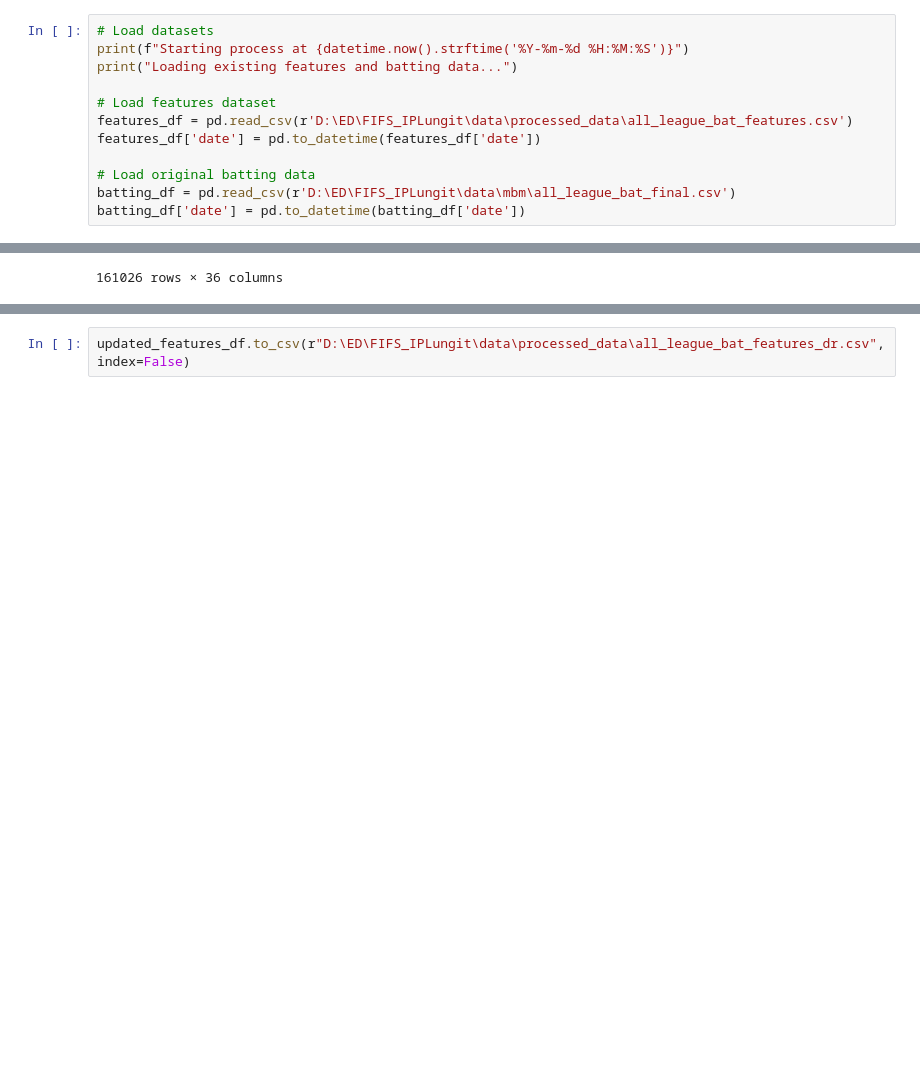
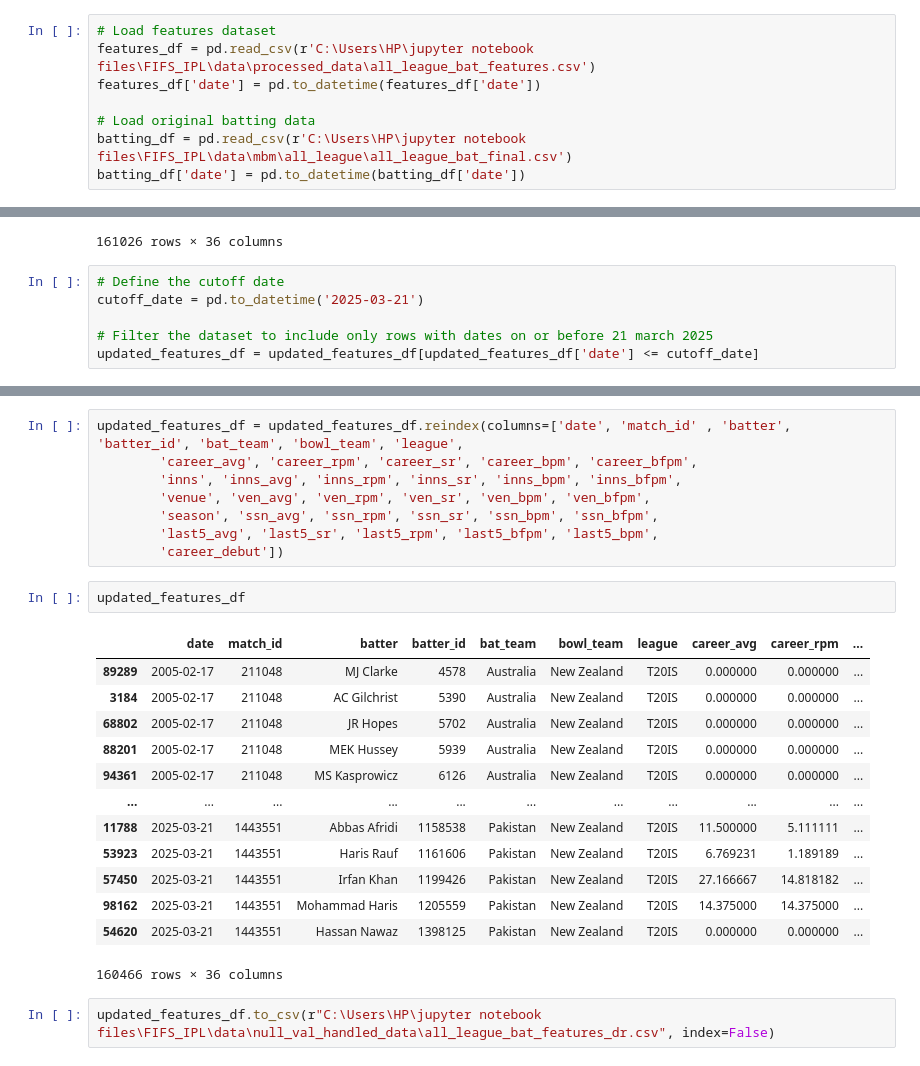
Before and after one commit to ShekhawaTTiku/IPL_Fantasy_Cricket_Team_Generator, a Jupyter notebook: notebooks/null_val_handle/direct_replacement_bat.ipynb, the cells around one changed output, grey strips where cells are left out. Saved outputs shown, nothing was run; the diff lists cells and outputs as text; blank space fills up the shorter version.

Commit message:
updated dr files to handle test data leakage

```diff
--- a/notebooks/null_val_handle/direct_replacement_bat.ipynb
+++ b/notebooks/null_val_handle/direct_replacement_bat.ipynb
@@ -6,14 +6,10 @@ import csv
 # %% [markdown]
 # Loading Data
 # %%
-# Load datasets
-print(f"Starting process at {datetime.now().strftime('%Y-%m-%d %H:%M:%S')}")
-print("Loading existing features and batting data...")
-
 # Load features dataset
-features_df = pd.read_csv(r'D:\ED\FIFS_IPLungit\data\processed_data\all_league_bat_features.csv')
+features_df = pd.read_csv(r'C:\Users\HP\jupyter notebook files\FIFS_IPL\data\processed_data\all_league_bat_features.csv')
 features_df['date'] = pd.to_datetime(features_df['date'])
 
 # Load original batting data
-batting_df = pd.read_csv(r'D:\ED\FIFS_IPLungit\data\mbm\all_league_bat_final.csv')
+batting_df = pd.read_csv(r'C:\Users\HP\jupyter notebook files\FIFS_IPL\data\mbm\all_league\all_league_bat_final.csv')
 batting_df['date'] = pd.to_datetime(batting_df['date'])
@@ -545,3 +385,9 @@ updated_features_df
 | 152061 | 1473458 | 2025-04-07 | 2 | Tilak Varma | 1170265 | Mumbai Indians | Royal Challengers Bangalore | Wankhede Stadium | IPL | 40.354839 | ... |
 | 105851 | 1473458 | 2025-04-07 | 2 | Naman Dhir | 1287032 | Mumbai Indians | Royal Challengers Bangalore | Wankhede Stadium | IPL | 27.625000 | ... |
 161026 rows × 36 columns
+# %%
+# Define the cutoff date
+cutoff_date = pd.to_datetime('2025-03-21')
+
+# Filter the dataset to include only rows with dates on or before 21 march 2025
+updated_features_df = updated_features_df[updated_features_df['date'] <= cutoff_date]
@@ -548,2 +398,26 @@ updated_features_df
+# %%
+updated_features_df = updated_features_df.reindex(columns=['date', 'match_id' , 'batter', 'batter_id', 'bat_team', 'bowl_team', 'league',
+        'career_avg', 'career_rpm', 'career_sr', 'career_bpm', 'career_bfpm',
+        'inns', 'inns_avg', 'inns_rpm', 'inns_sr', 'inns_bpm', 'inns_bfpm',
+        'venue', 'ven_avg', 'ven_rpm', 'ven_sr', 'ven_bpm', 'ven_bfpm',
+        'season', 'ssn_avg', 'ssn_rpm', 'ssn_sr', 'ssn_bpm', 'ssn_bfpm',
+        'last5_avg', 'last5_sr', 'last5_rpm', 'last5_bfpm', 'last5_bpm',
+        'career_debut'])
+# %%
+updated_features_df
+# %% [output]
+|  | date | match_id | batter | batter_id | bat_team | bowl_team | league | career_avg | career_rpm | ... |
+| 89289 | 2005-02-17 | 211048 | MJ Clarke | 4578 | Australia | New Zealand | T20IS | 0.000000 | 0.000000 | ... |
+| 3184 | 2005-02-17 | 211048 | AC Gilchrist | 5390 | Australia | New Zealand | T20IS | 0.000000 | 0.000000 | ... |
+| 68802 | 2005-02-17 | 211048 | JR Hopes | 5702 | Australia | New Zealand | T20IS | 0.000000 | 0.000000 | ... |
+| 88201 | 2005-02-17 | 211048 | MEK Hussey | 5939 | Australia | New Zealand | T20IS | 0.000000 | 0.000000 | ... |
+| 94361 | 2005-02-17 | 211048 | MS Kasprowicz | 6126 | Australia | New Zealand | T20IS | 0.000000 | 0.000000 | ... |
+| ... | ... | ... | ... | ... | ... | ... | ... | ... | ... | ... |
+| 11788 | 2025-03-21 | 1443551 | Abbas Afridi | 1158538 | Pakistan | New Zealand | T20IS | 11.500000 | 5.111111 | ... |
+| 53923 | 2025-03-21 | 1443551 | Haris Rauf | 1161606 | Pakistan | New Zealand | T20IS | 6.769231 | 1.189189 | ... |
+| 57450 | 2025-03-21 | 1443551 | Irfan Khan | 1199426 | Pakistan | New Zealand | T20IS | 27.166667 | 14.818182 | ... |
+| 98162 | 2025-03-21 | 1443551 | Mohammad Haris | 1205559 | Pakistan | New Zealand | T20IS | 14.375000 | 14.375000 | ... |
+| 54620 | 2025-03-21 | 1443551 | Hassan Nawaz | 1398125 | Pakistan | New Zealand | T20IS | 0.000000 | 0.000000 | ... |
+160466 rows × 36 columns
 # %%
-updated_features_df.to_csv(r"D:\ED\FIFS_IPLungit\data\processed_data\all_league_bat_features_dr.csv", index=False)
+updated_features_df.to_csv(r"C:\Users\HP\jupyter notebook files\FIFS_IPL\data\null_val_handled_data\all_league_bat_features_dr.csv", index=False)
```
Also changed, not shown: parts of 10 cells of this notebook, 3 other files.
